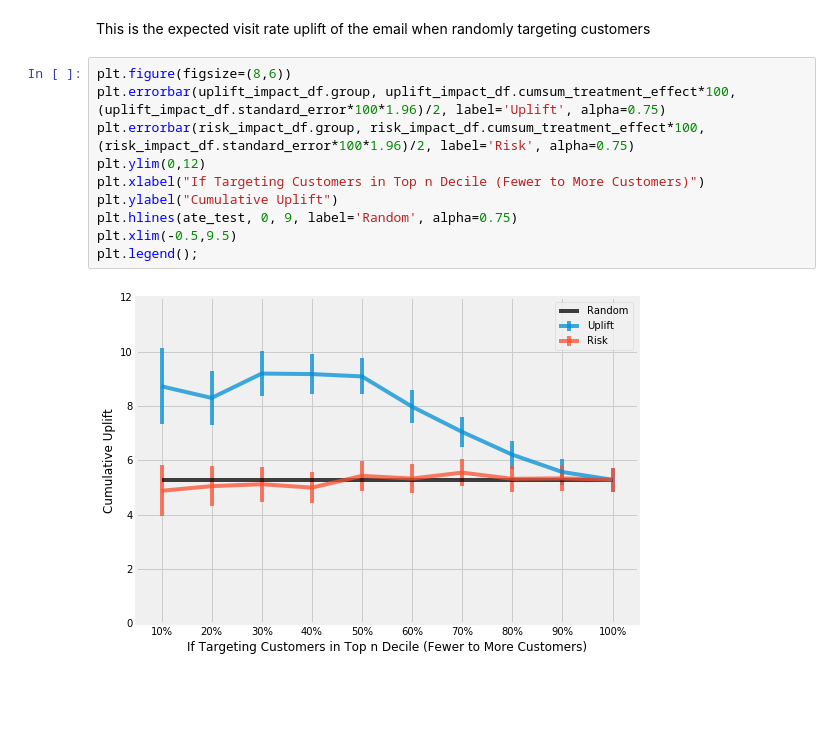
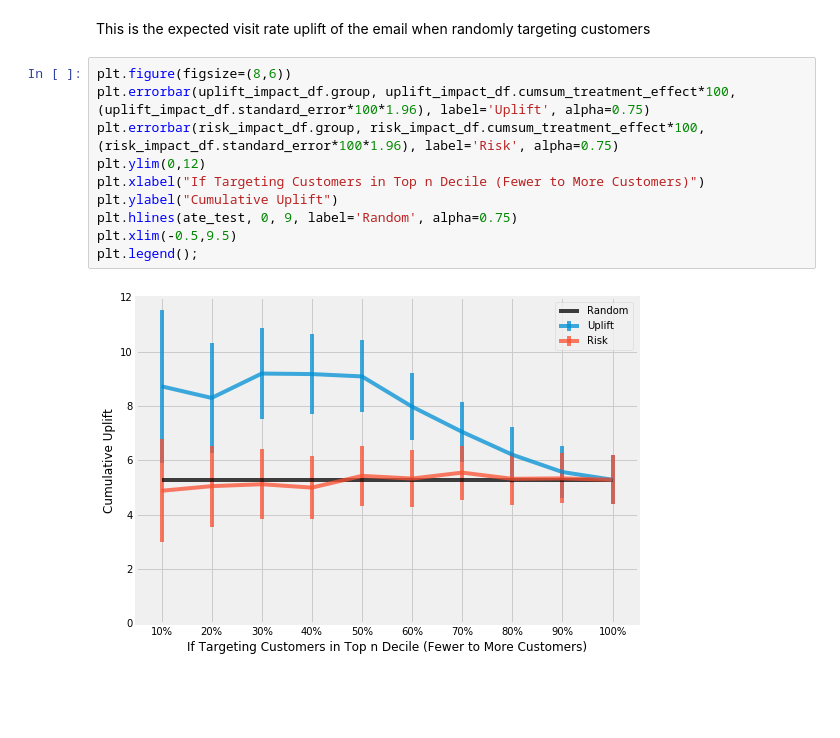
Before and after one commit to W-Tran/uplift-modelling, a Jupyter notebook: Uplift_Modelling.ipynb, the cells around one changed output. Cells and saved outputs as stored; diff of their text form.

Commit message:
change error bars to 95% CI in figures

```diff
--- a/Uplift_Modelling.ipynb
+++ b/Uplift_Modelling.ipynb
@@ -513,16 +513,16 @@ Womens's visit rate uplift: 5.28%
 This is the expected visit rate uplift of the email when randomly targeting customers
 # %%
 plt.figure(figsize=(8,6))
-plt.errorbar(uplift_impact_df.group, uplift_impact_df.cumsum_treatment_effect*100, (uplift_impact_df.standard_error*100*1.96)/2, label='Uplift', alpha=0.75)
-plt.errorbar(risk_impact_df.group, risk_impact_df.cumsum_treatment_effect*100, (risk_impact_df.standard_error*100*1.96)/2, label='Risk', alpha=0.75)
+plt.errorbar(uplift_impact_df.group, uplift_impact_df.cumsum_treatment_effect*100, (uplift_impact_df.standard_error*100*1.96), label='Uplift', alpha=0.75)
+plt.errorbar(risk_impact_df.group, risk_impact_df.cumsum_treatment_effect*100, (risk_impact_df.standard_error*100*1.96), label='Risk', alpha=0.75)
 plt.ylim(0,12)
 plt.xlabel("If Targeting Customers in Top n Decile (Fewer to More Customers)")
 plt.ylabel("Cumulative Uplift")
 plt.hlines(ate_test, 0, 9, label='Random', alpha=0.75)
 plt.xlim(-0.5,9.5)
 plt.legend();
 # %% [output]
-[figure, old version]
+[figure, new version]
 # %% [markdown]
 <br>
 <br>
```
Also changed, not shown: parts of 1 cell of this notebook.
